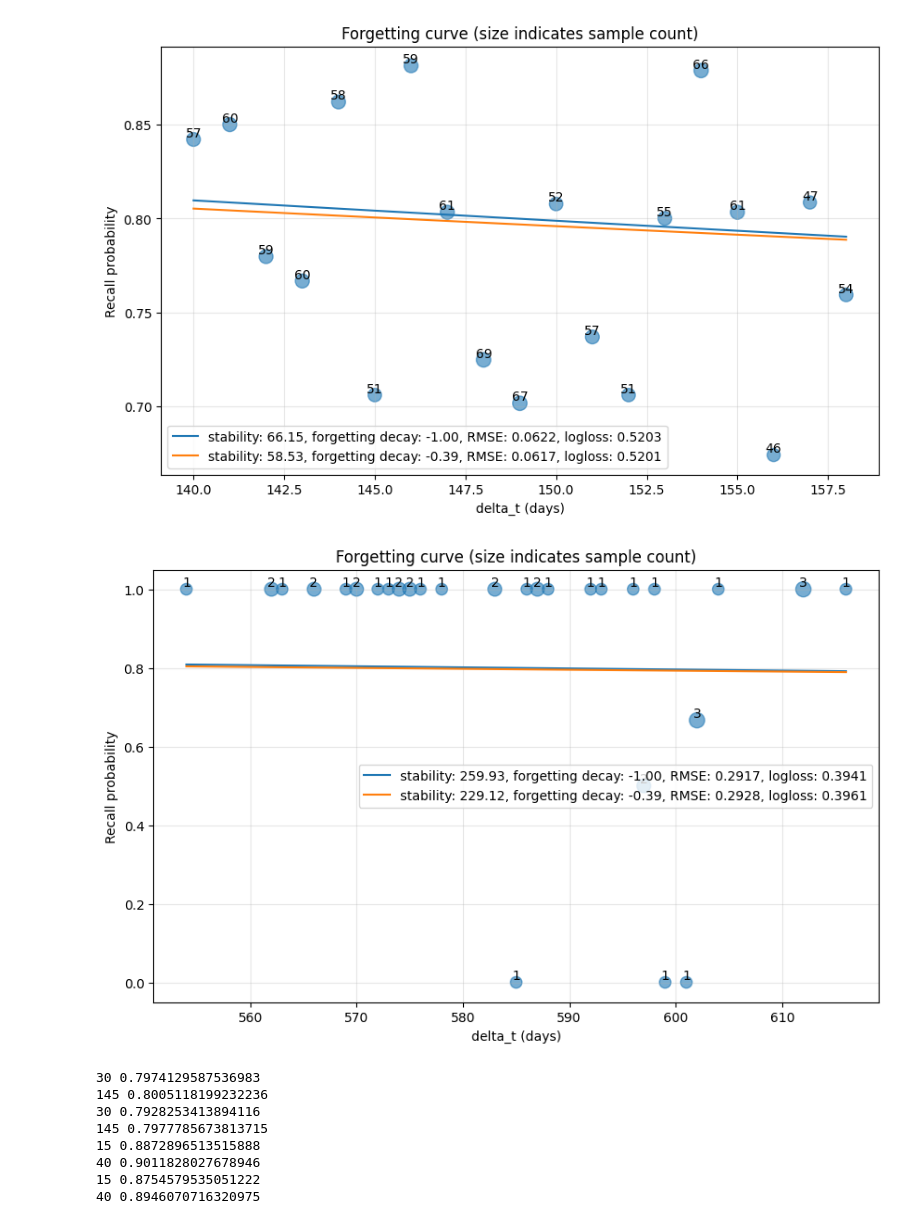
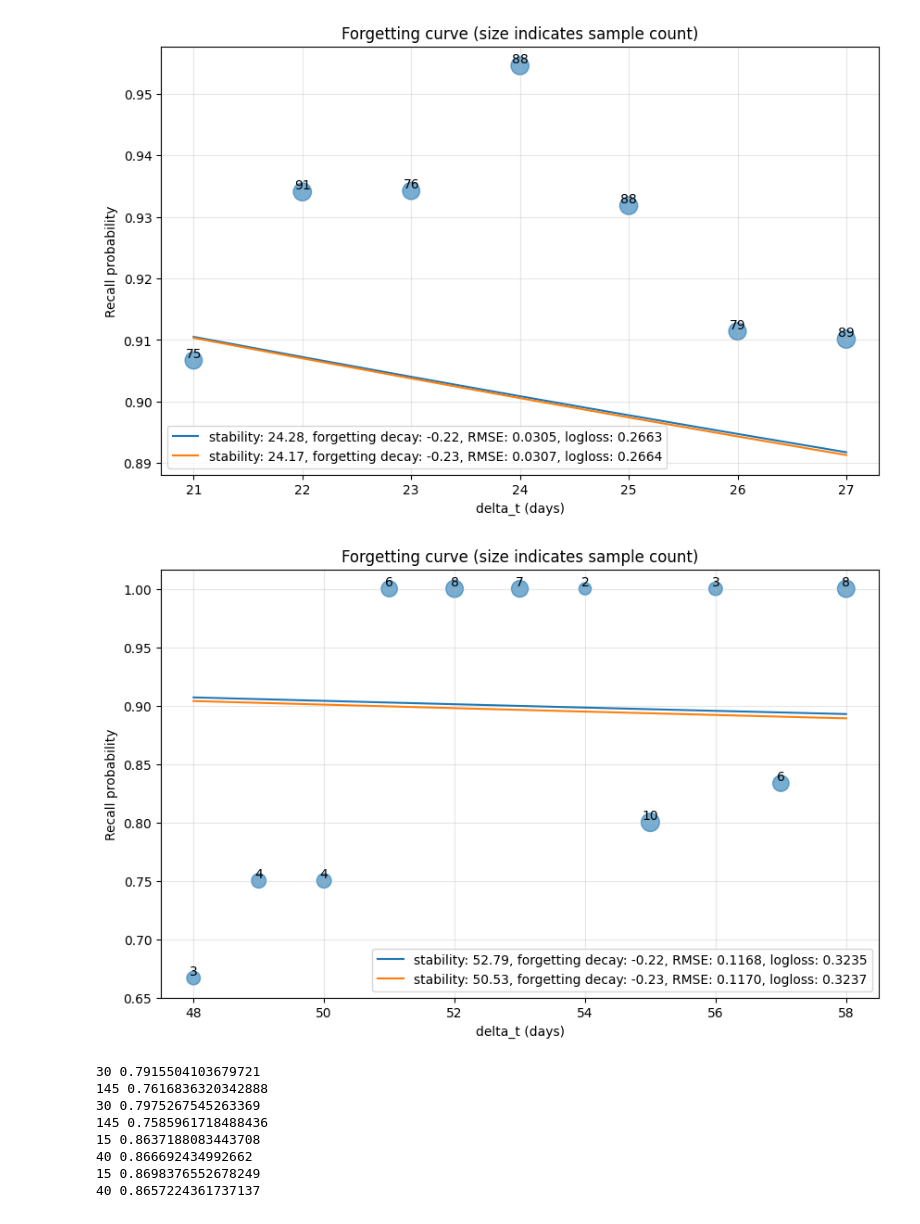
Before and after one commit to open-spaced-repetition/fsrs-trained-on-simulated-data, a Jupyter notebook: trainable-forgetting-decay.ipynb, the cells around one changed output. Cells and saved outputs as stored; diff of their text form; code cells hidden in the pictures.

```diff
--- a/trainable-forgetting-decay.ipynb
+++ b/trainable-forgetting-decay.ipynb
@@ -120,22 +117,28 @@ trained_parameters = None
 
 
 def train_and_evaluate(df):
+    train_df, test_df = (
+        df.iloc[: int(len(df) * 0.8)].copy(),
+        df.iloc[int(len(df) * 0.8) :].copy(),
+    )
     plt.close("all")
     sample_size = len(df)
     print(f"sample size: {sample_size}")
     optimizer = Optimizer(enable_short_term=False)
     optimizer.S0_dataset_group = (
-        df[df["i"] == 2]
+        train_df[train_df["i"] == 2]
         .groupby(by=["first_rating", "delta_t"], group_keys=False)
         .agg({"y": ["mean", "count"]})
         .reset_index()
     )
     optimizer.define_model()
-    optimizer.pretrain(dataset=df, verbose=False)
+    optimizer.pretrain(dataset=train_df, verbose=False)
+    optimizer.init_w[20] = initial_parameters[20]
     optimizer.train(gamma=0, verbose=False)
     global trained_parameters
     trained_parameters = optimizer.w
-    decay_list.append(optimizer.w[19])
+    decay_list.append(optimizer.w[20])
+    # optimizer.dataset = test_df
     loss_before, loss_after = optimizer.evaluate(save_to_file=False)
     print(f"loss before: {loss_before:.4f}, loss after: {loss_after:.4f}")
     metrics, figures = optimizer.calibration_graph(verbose=False)
@@ -180,7 +183,9 @@ ideal_auc_list = []
 
 for learn_span in learn_span_list:
     print(f"learn_span: {learn_span}")
-    revlogs = generate_revlog_from_simulation(initial_parameters, learn_span=learn_span)
+    revlogs = generate_revlog_from_simulation(
+        initial_parameters, learn_span=learn_span, seed=2023
+    )
     df = preprocess_revlog(revlogs)
     sample_size, logloss, rmse, auc, avg_smape, dataset = train_and_evaluate(df)
     sample_size_list.append(sample_size)
@@ -366,7 +406,7 @@ for r_history in ["3", "3,3", "3,3,3"]:
     for x, y in zip(points.index, y_true):
         plt.text(x, y, points["count"][x], ha="center", va="bottom")
 
-    for s, d in zip(stabilities, [initial_parameters[19], trained_parameters[19]]):
+    for s, d in zip(stabilities, [initial_parameters[20], trained_parameters[20]]):
         y_pred = power_forgetting_curve(points.index, s, -d)
         rmse = root_mean_squared_error(y_true, y_pred, sample_weight=points["count"])
         logloss = log_loss(
@@ -389,8 +429,9 @@ for r_history in ["3", "3,3", "3,3,3"]:
-[figure, old version]
+[figure, new version]
-[figure, old version]
+[figure, new version]
 # %%
 from fsrs_optimizer import FSRS
 import torch
+
 
 def calculate_retention(parameters, r_history, t_history, next_interval):
     """Calculate retention for given review history and parameters"""
@@ -398,8 +439,9 @@ def calculate_retention(parameters, r_history, t_history, next_interval):
     tensor = torch.tensor([t_history, r_history]).transpose(0, 1).unsqueeze(1)
     _, state = fsrs.forward(tensor)
     stability = state[0][0].item()
-    retention = power_forgetting_curve(next_interval, stability, -parameters[19])
+    retention = power_forgetting_curve(next_interval, stability, -parameters[20])
     print(next_interval, retention)
+
 
 # Initial parameters
 calculate_retention(initial_parameters, [3], [0], 30)
@@ -418,14 +460,14 @@ calculate_retention(initial_parameters, [3, 3], [0, 15], 40)
 calculate_retention(trained_parameters, [3], [0], 15)
 calculate_retention(trained_parameters, [3, 3], [0, 15], 40)
 # %% [output]
-30 0.7974129587536983
-145 0.8005118199232236
-30 0.7928253413894116
-145 0.7977785673813715
-15 0.8872896513515888
-40 0.9011828027678946
-15 0.8754579535051222
-40 0.8946070716320975
+30 0.7915504103679721
+145 0.7616836320342888
+30 0.7975267545263369
+145 0.7585961718488436
+15 0.8637188083443708
+40 0.866692434992662
+15 0.8698376552678249
+40 0.8657224361737137
 # %%
 from fsrs_optimizer import next_interval
 
```
Also changed, not shown: parts of 9 cells of this notebook.
